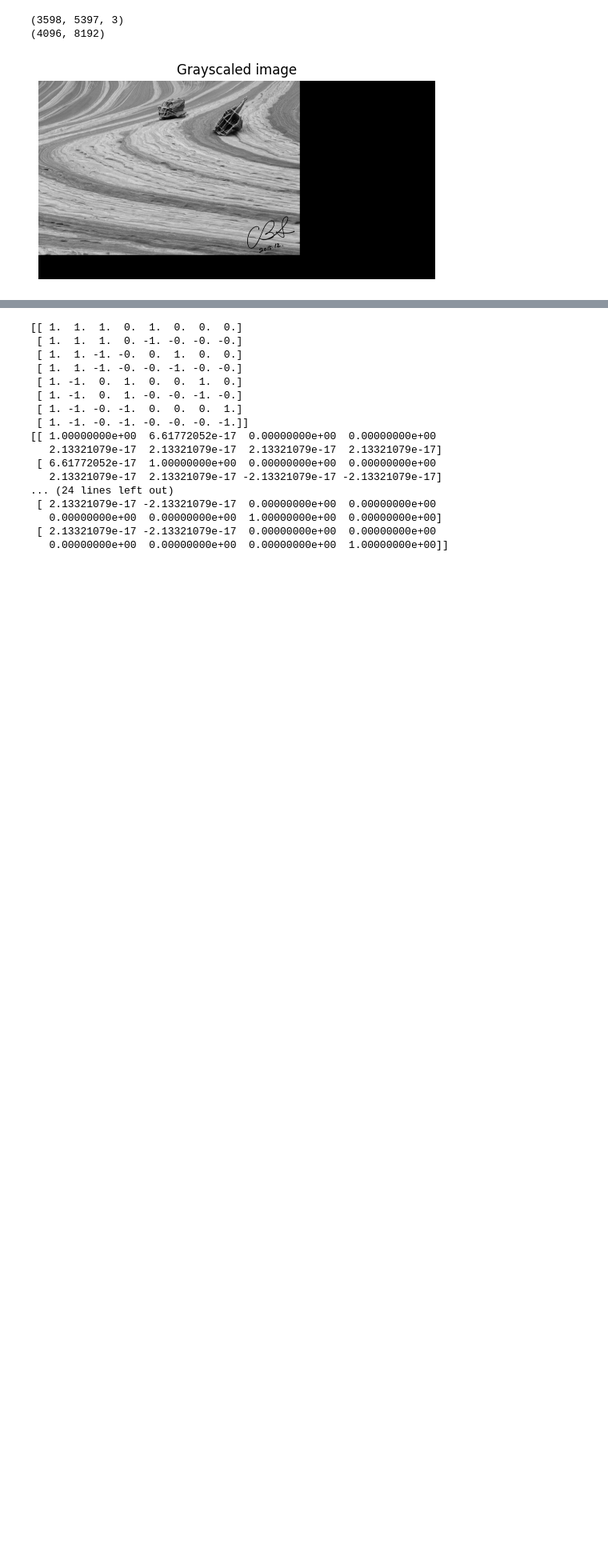
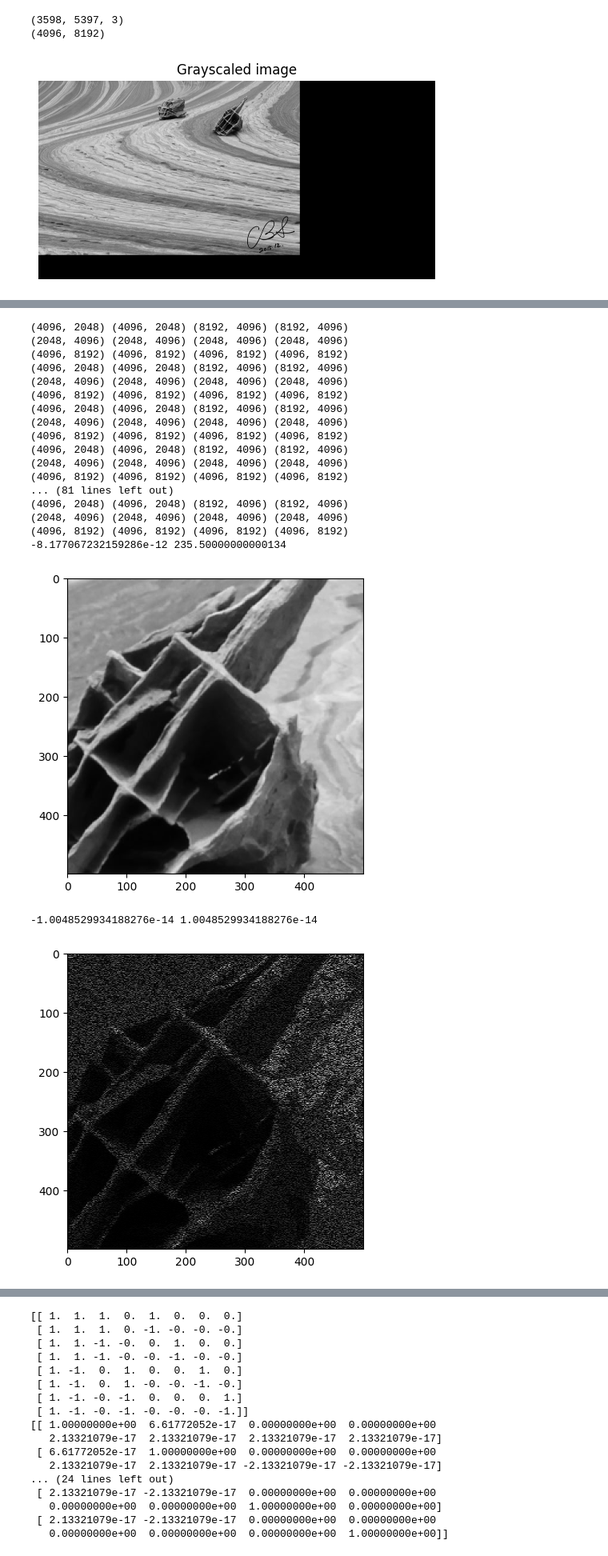
Before and after one commit to jongmindev/DFT_DWT_Implementation, a Jupyter notebook: haar/haar.ipynb, the cells around one changed output, grey strips where cells are left out. Shown at 80% size. Drawn from its saved outputs; the diff is of its cells as text; code cells hidden in the pictures; blank space fills up the shorter version.

```diff
--- a/haar/haar.ipynb
+++ b/haar/haar.ipynb
@@ -171,0 +249,40 @@ class HaarTransform(Load_Image):
+# %%
+#auotmate compression up to N times
+def compress_multiple(steps, img):
+    for i in range(steps):
+        img_LL, img_LH, img_HL, img_HH = haar.compress_partial_enc_dec(img)
+        img = img_LL
+    return img_LL, img_LH, img_HL, img_HH
+
+
+
+new_new_img_LL, new_new_img_LH, new_new_img_HL, new_new_img_HH = compress_multiple(32, padded_image)
+plt.imshow(rescale(new_new_img_LL)[500:1000,3800:4300], cmap = "gray", vmin = 0, vmax = 255)
+plt.show()
+plt.imshow(rescale(new_new_img_LH)[500:1000,3800:4300], cmap = "gray", vmin = 0, vmax = 255)
+plt.show()
+plt.imshow(rescale(new_new_img_HL)[500:1000,3800:4300], cmap = "gray", vmin = 0, vmax = 255)
+plt.show()
+plt.imshow(rescale(new_new_img_HH)[500:1000,3800:4300], cmap = "gray", vmin = 0, vmax = 255)
+plt.show()
+# %% [output]
+(4096, 2048) (4096, 2048) (8192, 4096) (8192, 4096)
+(2048, 4096) (2048, 4096) (2048, 4096) (2048, 4096)
+(4096, 8192) (4096, 8192) (4096, 8192) (4096, 8192)
+(4096, 2048) (4096, 2048) (8192, 4096) (8192, 4096)
+(2048, 4096) (2048, 4096) (2048, 4096) (2048, 4096)
+(4096, 8192) (4096, 8192) (4096, 8192) (4096, 8192)
+(4096, 2048) (4096, 2048) (8192, 4096) (8192, 4096)
+(2048, 4096) (2048, 4096) (2048, 4096) (2048, 4096)
+(4096, 8192) (4096, 8192) (4096, 8192) (4096, 8192)
+(4096, 2048) (4096, 2048) (8192, 4096) (8192, 4096)
+(2048, 4096) (2048, 4096) (2048, 4096) (2048, 4096)
+(4096, 8192) (4096, 8192) (4096, 8192) (4096, 8192)
+... (81 lines left out)
+(4096, 2048) (4096, 2048) (8192, 4096) (8192, 4096)
+(2048, 4096) (2048, 4096) (2048, 4096) (2048, 4096)
+(4096, 8192) (4096, 8192) (4096, 8192) (4096, 8192)
+-8.177067232159286e-12 235.50000000000134
+[figure, added]
+-1.0048529934188276e-14 1.0048529934188276e-14
+[figure, added]
```
Also changed, not shown: parts of 18 cells of this notebook, 2 other files.
